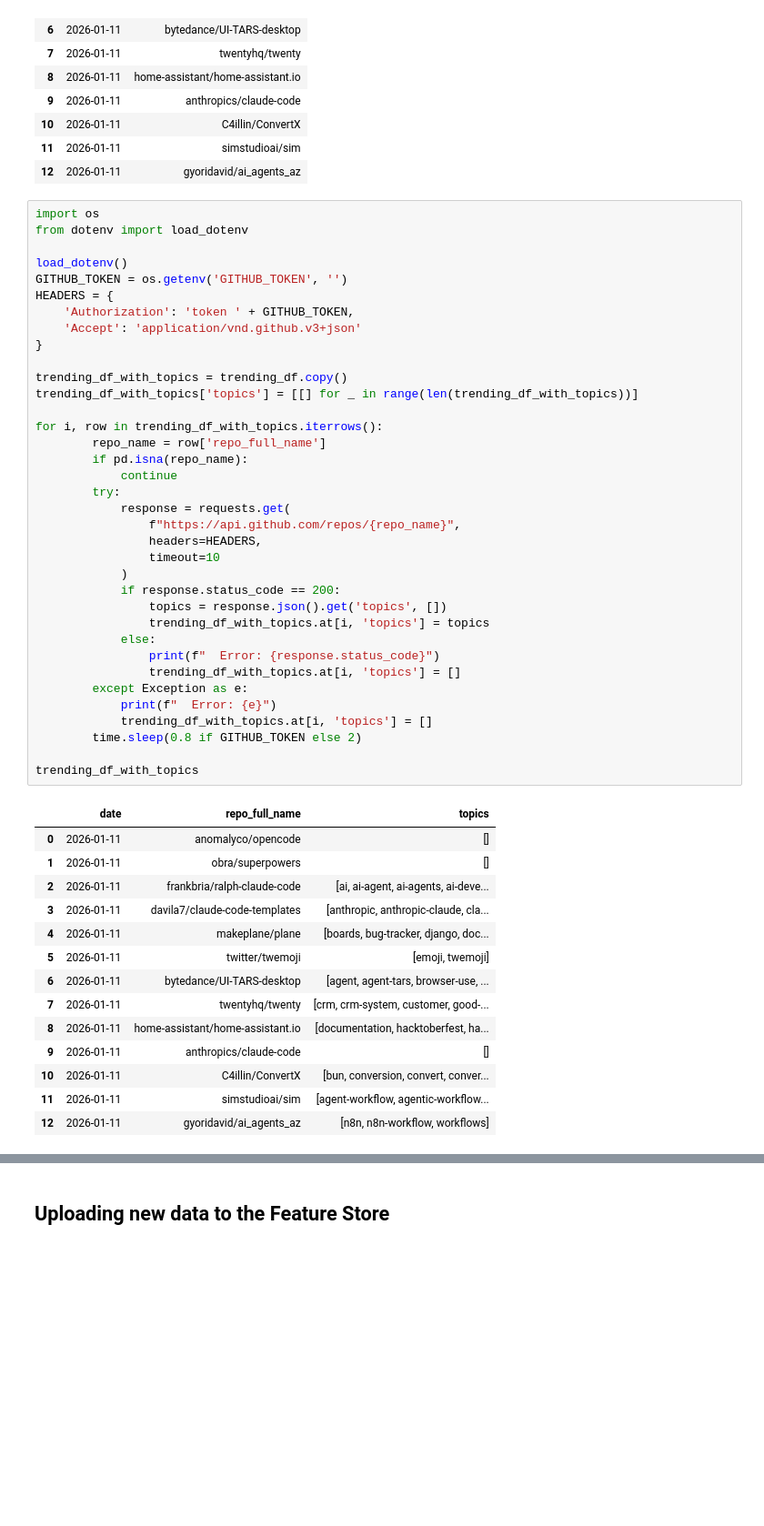
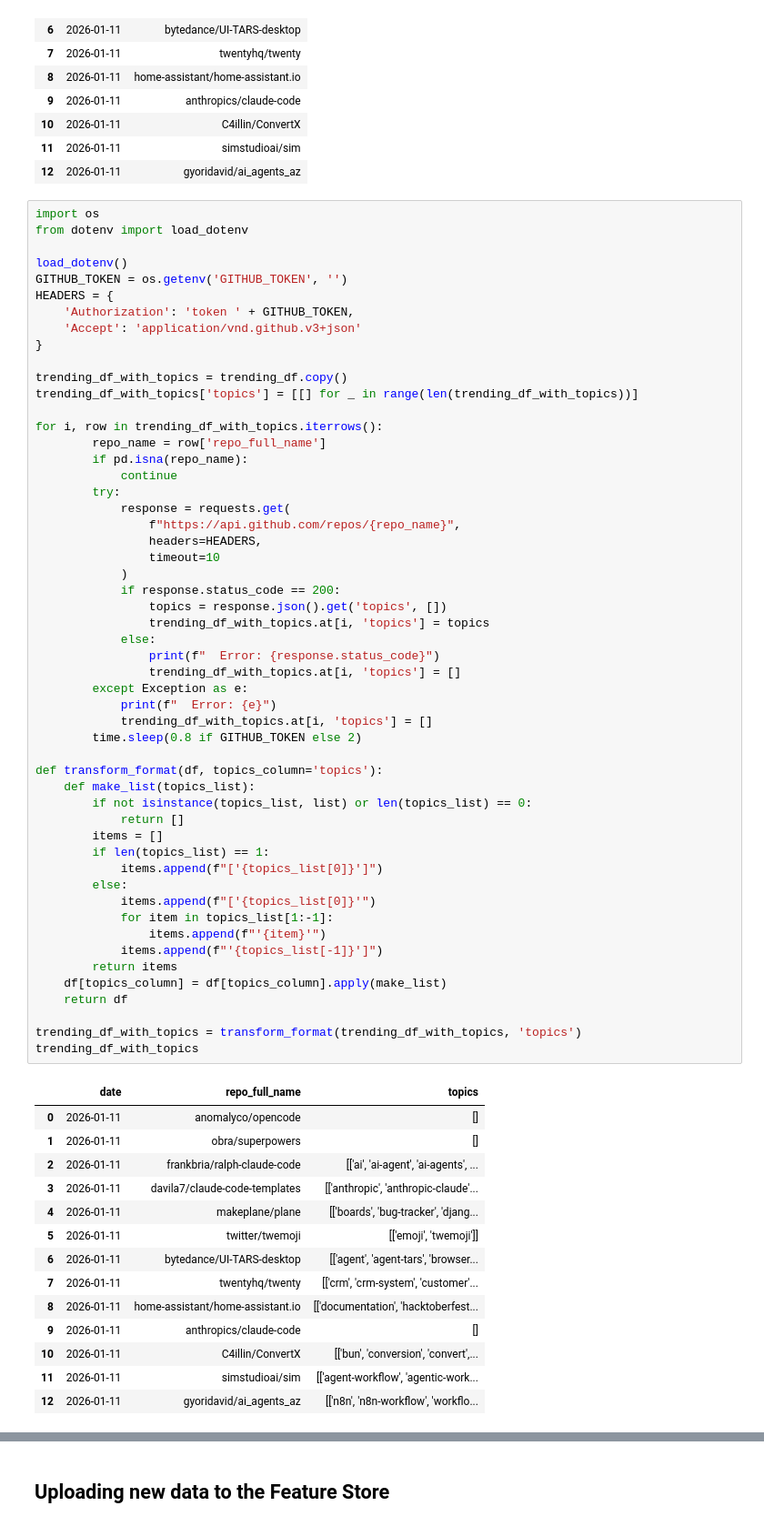
Before and after one commit to Mint-SUGA/Github_Release_Popularity_Prediction, a Jupyter notebook: daily_feature_pipeline.ipynb, the cells around one changed output, grey strips where cells are left out. Shown at 91% size. Saved outputs shown, nothing was run; the diff lists cells and outputs as text; blank space fills up the shorter version.

```diff
--- a/daily_feature_pipeline.ipynb
+++ b/daily_feature_pipeline.ipynb
@@ -138,43 +138,60 @@ HEADERS = {
 
 trending_df_with_topics = trending_df.copy()
 trending_df_with_topics['topics'] = [[] for _ in range(len(trending_df_with_topics))]
 
 for i, row in trending_df_with_topics.iterrows():
         repo_name = row['repo_full_name']
         if pd.isna(repo_name):
             continue
         try:
             response = requests.get(
                 f"https://api.github.com/repos/{repo_name}",
                 headers=HEADERS,
                 timeout=10
             )
             if response.status_code == 200:
                 topics = response.json().get('topics', [])
                 trending_df_with_topics.at[i, 'topics'] = topics
             else:
                 print(f"  Error: {response.status_code}")
                 trending_df_with_topics.at[i, 'topics'] = []
         except Exception as e:
             print(f"  Error: {e}")
             trending_df_with_topics.at[i, 'topics'] = []
         time.sleep(0.8 if GITHUB_TOKEN else 2)
 
+def transform_format(df, topics_column='topics'):
+    def make_list(topics_list):
+        if not isinstance(topics_list, list) or len(topics_list) == 0:
+            return []
+        items = []
+        if len(topics_list) == 1:
+            items.append(f"['{topics_list[0]}']")
+        else:
+            items.append(f"['{topics_list[0]}'")
+            for item in topics_list[1:-1]:
+                items.append(f"'{item}'")
+            items.append(f"'{topics_list[-1]}']")
+        return items
+    df[topics_column] = df[topics_column].apply(make_list)
+    return df
+
+trending_df_with_topics = transform_format(trending_df_with_topics, 'topics')
 trending_df_with_topics
 # %% [output]
 |  | date | repo_full_name | topics |
 | 0 | 2026-01-11 | anomalyco/opencode | [] |
 | 1 | 2026-01-11 | obra/superpowers | [] |
-| 2 | 2026-01-11 | frankbria/ralph-claude-code | [ai, ai-agent, ai-agents, ai-deve... |
-| 3 | 2026-01-11 | davila7/claude-code-templates | [anthropic, anthropic-claude, cla... |
-| 4 | 2026-01-11 | makeplane/plane | [boards, bug-tracker, django, doc... |
-| 5 | 2026-01-11 | twitter/twemoji | [emoji, twemoji] |
-| 6 | 2026-01-11 | bytedance/UI-TARS-desktop | [agent, agent-tars, browser-use, ... |
-| 7 | 2026-01-11 | twentyhq/twenty | [crm, crm-system, customer, good-... |
-| 8 | 2026-01-11 | home-assistant/home-assistant.io | [documentation, hacktoberfest, ha... |
+| 2 | 2026-01-11 | frankbria/ralph-claude-code | [['ai', 'ai-agent', 'ai-agents', ... |
+| 3 | 2026-01-11 | davila7/claude-code-templates | [['anthropic', 'anthropic-claude'... |
+| 4 | 2026-01-11 | makeplane/plane | [['boards', 'bug-tracker', 'djang... |
+| 5 | 2026-01-11 | twitter/twemoji | [['emoji', 'twemoji']] |
+| 6 | 2026-01-11 | bytedance/UI-TARS-desktop | [['agent', 'agent-tars', 'browser... |
+| 7 | 2026-01-11 | twentyhq/twenty | [['crm', 'crm-system', 'customer'... |
+| 8 | 2026-01-11 | home-assistant/home-assistant.io | [['documentation', 'hacktoberfest... |
 | 9 | 2026-01-11 | anthropics/claude-code | [] |
-| 10 | 2026-01-11 | C4illin/ConvertX | [bun, conversion, convert, conver... |
-| 11 | 2026-01-11 | simstudioai/sim | [agent-workflow, agentic-workflow... |
-| 12 | 2026-01-11 | gyoridavid/ai_agents_az | [n8n, n8n-workflow, workflows] |
+| 10 | 2026-01-11 | C4illin/ConvertX | [['bun', 'conversion', 'convert',... |
+| 11 | 2026-01-11 | simstudioai/sim | [['agent-workflow', 'agentic-work... |
+| 12 | 2026-01-11 | gyoridavid/ai_agents_az | [['n8n', 'n8n-workflow', 'workflo... |
 # %%
 trending_df_with_topics = trending_df_with_topics.drop(columns=['repo_full_name'])
```
Also changed, not shown: parts of 17 cells of this notebook.
